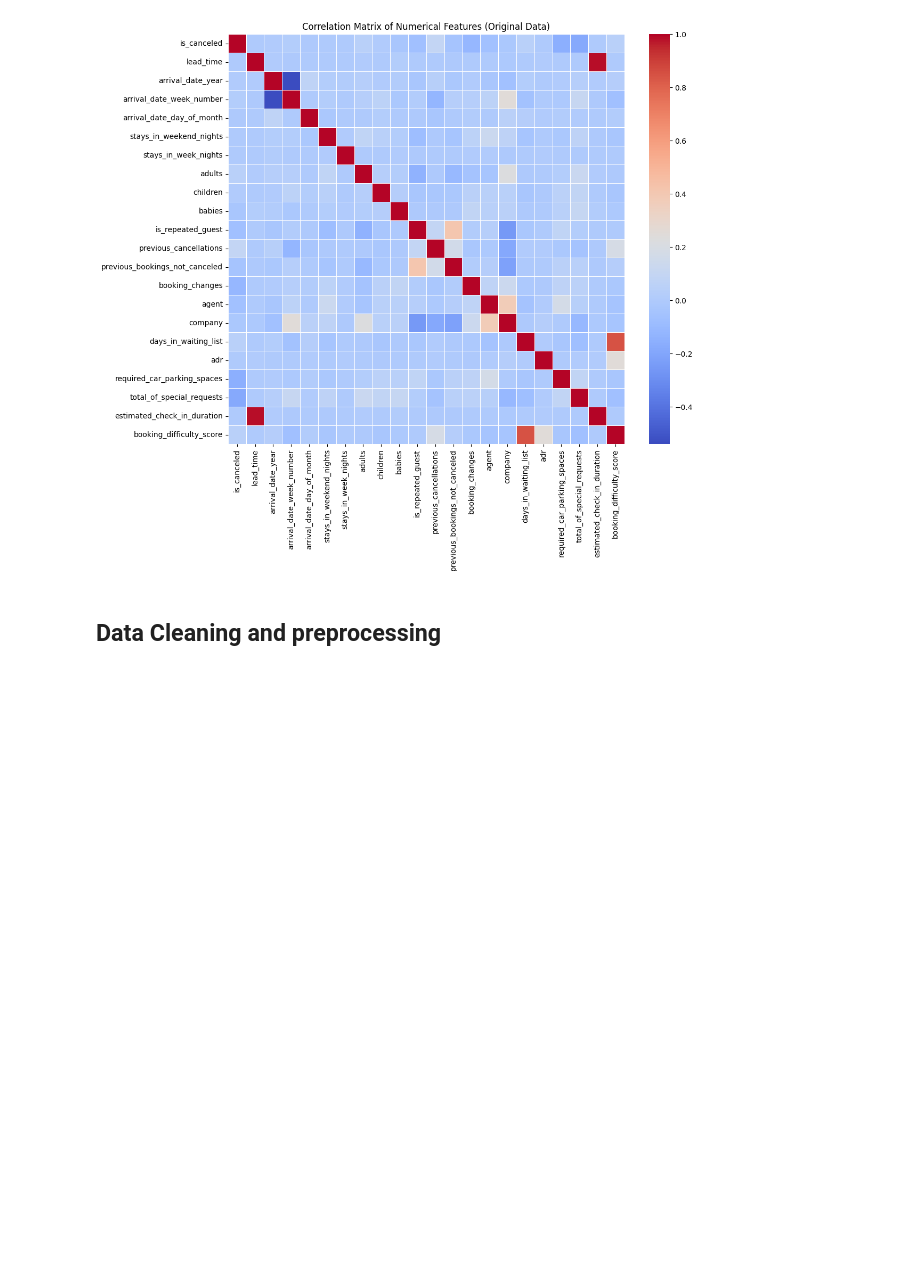
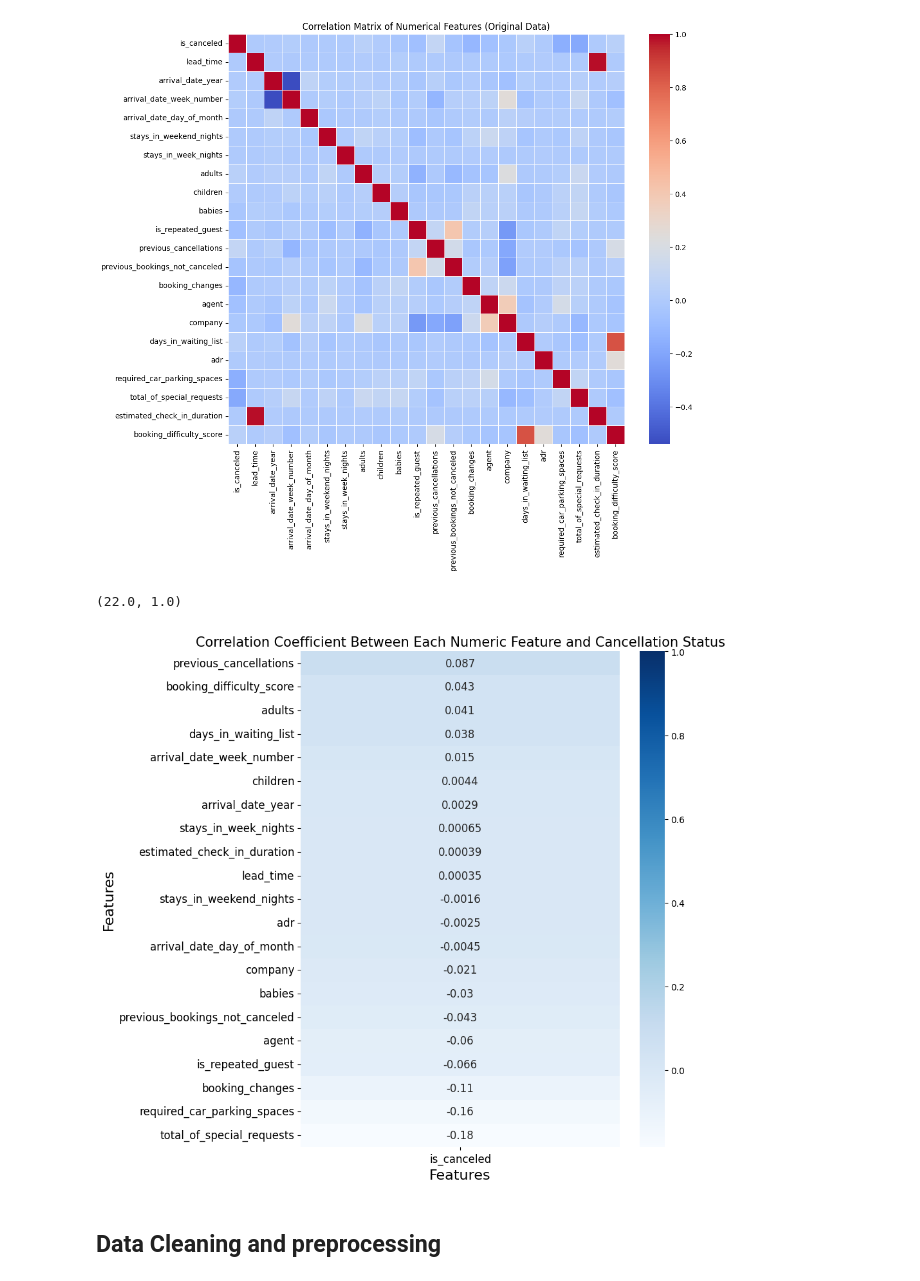
Before and after one commit to Yevheniia-Rudenko/redi_school_ML_AI, a Jupyter notebook: final_project/simple_logistic_regression.ipynb, the cells around one changed output. Drawn from its saved outputs; the diff is of its cells as text; code cells hidden in the pictures; blank space fills up the shorter version.

```diff
--- a/final_project/simple_logistic_regression.ipynb
+++ b/final_project/simple_logistic_regression.ipynb
@@ -92,5 +102,18 @@ plt.title('Correlation Matrix of Numerical Features (Original Data)')
 plt.show()
 # %% [output]
 [figure]
+# %%
+# Visualizing correlation coefficients between features and cancellation:
+fig = plt.figure(figsize=(8,10))
+ax = sns.heatmap(numerical_df_initial.corr()[['is_canceled']].sort_values('is_canceled', ascending=False), annot = True, annot_kws = {"size":12}, cmap='Blues')
+ax.set_title('Correlation Coefficient Between Each Numeric Feature and Cancellation Status', fontsize=15)
+ax.set_xlabel('Features', fontsize = 16)
+ax.set_ylabel('Features', fontsize = 16)
+ax.tick_params(axis = "both", labelsize = 12);
+y_min, y_max = ax.get_ylim()
+ax.set_ylim(top=y_max+1)
+# %% [output]
+(22.0, 1.0)
+[figure, added]
 # %% [markdown]
 ## Data Cleaning and preprocessing
```
Also changed, not shown: parts of 24 cells of this notebook, 5 other files.
